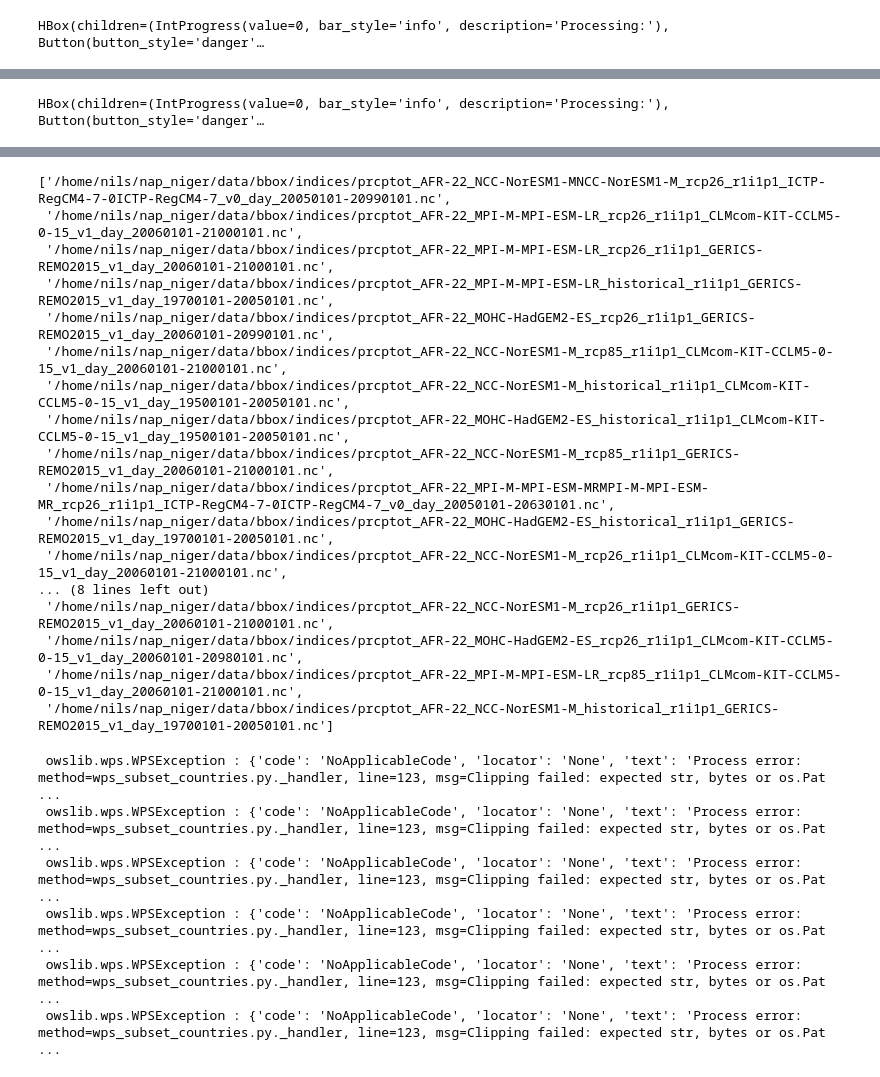
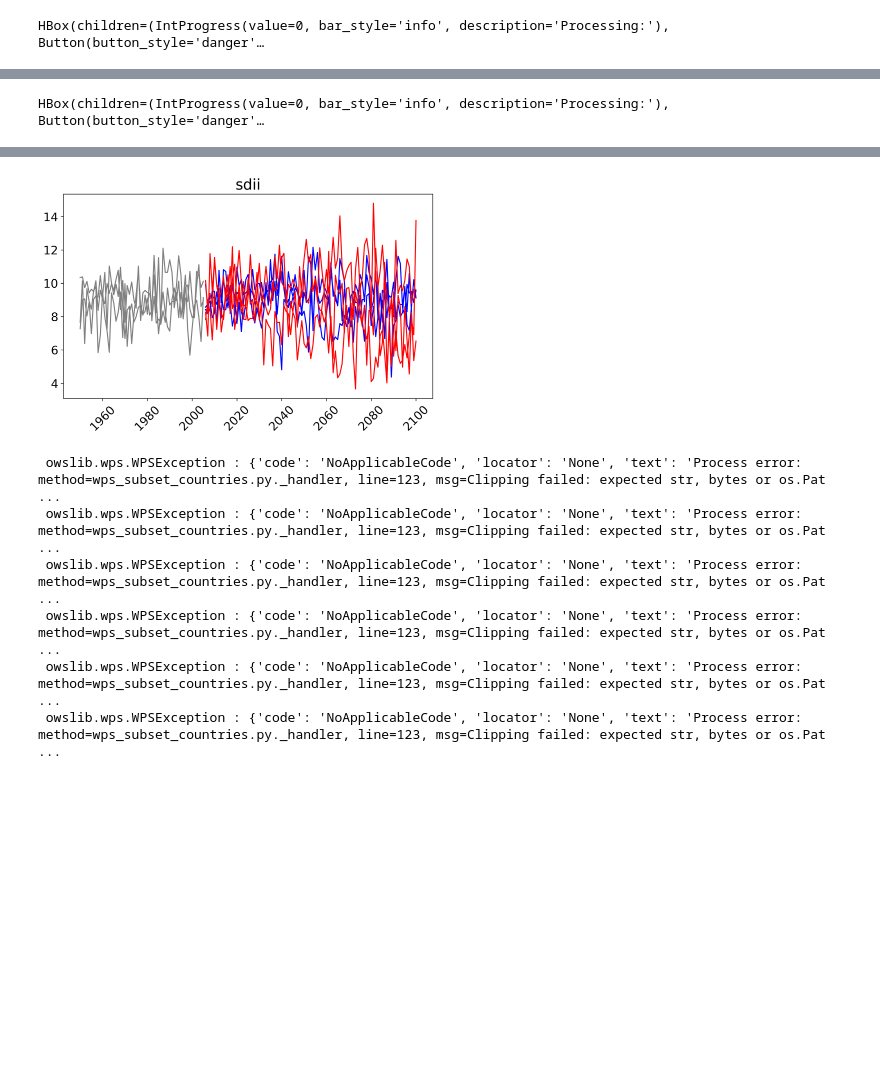
Before and after one commit to nilshempelmann/NAP_Niger, a Jupyter notebook: indices_calculation.ipynb, the cells around one changed output, grey strips where cells are left out. Cells and saved outputs as stored; diff of their text form; code cells hidden in the pictures; blank space fills up the shorter version.

```diff
--- a/indices_calculation.ipynb
+++ b/indices_calculation.ipynb
@@ -100,0 +116,5 @@ Downloading to /home/nils/nap_niger/data/bbox/indices/prcptot_AFR-22_NCC-NorESM1
+# %%
+# subset polygon for the country  # tas_indices_path
+
+indice_files = [path.join(pr_indices_path,f) for f in listdir(pr_indices_path) if indice in f]
+indice_files
@@ -101,8 +131,11 @@ Downloading to /home/nils/nap_niger/data/bbox/indices/prcptot_AFR-22_NCC-NorESM1
 # %%
 # Quick check of pr data in a plot:
-out = fp_i.plot_spaghetti(indice_files)
+out = fp_i.plot_spaghetti(resource=indice_files, figsize='9,5',title=indice )
 while out.getStatus() != 'ProcessSucceeded':
     time.sleep(1)
-Image(url= out.get()[0])
+out_file = '/home/nils/nap_niger/pics/ts_spaghetti_{}.png'.format(indice)
+
+request.urlretrieve(out.get()[0], out_file)
+Image(out_file, width=400)
 # %% [output]
 HBox(children=(IntProgress(value=0, bar_style='info', description='Processing:'), Button(button_style='danger'…
@@ -110,25 +142,4 @@ HBox(children=(IntProgress(value=0, bar_style='info', description='Processing:')
+[figure, added]
-# %%
-# subset polygon for the country  # tas_indices_path
-indice_files = [path.join(pr_indices_path,f) for f in listdir(pr_indices_path)]
-indice_files
-# %% [output]
-['/home/nils/nap_niger/data/bbox/indices/prcptot_AFR-22_NCC-NorESM1-MNCC-NorESM1-M_rcp26_r1i1p1_ICTP-RegCM4-7-0ICTP-RegCM4-7_v0_day_20050101-20990101.nc',
- '/home/nils/nap_niger/data/bbox/indices/prcptot_AFR-22_MPI-M-MPI-ESM-LR_rcp26_r1i1p1_CLMcom-KIT-CCLM5-0-15_v1_day_20060101-21000101.nc',
- '/home/nils/nap_niger/data/bbox/indices/prcptot_AFR-22_MPI-M-MPI-ESM-LR_rcp26_r1i1p1_GERICS-REMO2015_v1_day_20060101-21000101.nc',
- '/home/nils/nap_niger/data/bbox/indices/prcptot_AFR-22_MPI-M-MPI-ESM-LR_historical_r1i1p1_GERICS-REMO2015_v1_day_19700101-20050101.nc',
- '/home/nils/nap_niger/data/bbox/indices/prcptot_AFR-22_MOHC-HadGEM2-ES_rcp26_r1i1p1_GERICS-REMO2015_v1_day_20060101-20990101.nc',
- '/home/nils/nap_niger/data/bbox/indices/prcptot_AFR-22_NCC-NorESM1-M_rcp85_r1i1p1_CLMcom-KIT-CCLM5-0-15_v1_day_20060101-21000101.nc',
- '/home/nils/nap_niger/data/bbox/indices/prcptot_AFR-22_NCC-NorESM1-M_historical_r1i1p1_CLMcom-KIT-CCLM5-0-15_v1_day_19500101-20050101.nc',
- '/home/nils/nap_niger/data/bbox/indices/prcptot_AFR-22_MOHC-HadGEM2-ES_historical_r1i1p1_CLMcom-KIT-CCLM5-0-15_v1_day_19500101-20050101.nc',
- '/home/nils/nap_niger/data/bbox/indices/prcptot_AFR-22_NCC-NorESM1-M_rcp85_r1i1p1_GERICS-REMO2015_v1_day_20060101-21000101.nc',
- '/home/nils/nap_niger/data/bbox/indices/prcptot_AFR-22_MPI-M-MPI-ESM-MRMPI-M-MPI-ESM-MR_rcp26_r1i1p1_ICTP-RegCM4-7-0ICTP-RegCM4-7_v0_day_20050101-20630101.nc',
- '/home/nils/nap_niger/data/bbox/indices/prcptot_AFR-22_MOHC-HadGEM2-ES_historical_r1i1p1_GERICS-REMO2015_v1_day_19700101-20050101.nc',
- '/home/nils/nap_niger/data/bbox/indices/prcptot_AFR-22_NCC-NorESM1-M_rcp26_r1i1p1_CLMcom-KIT-CCLM5-0-15_v1_day_20060101-21000101.nc',
-... (8 lines left out)
- '/home/nils/nap_niger/data/bbox/indices/prcptot_AFR-22_NCC-NorESM1-M_rcp26_r1i1p1_GERICS-REMO2015_v1_day_20060101-21000101.nc',
- '/home/nils/nap_niger/data/bbox/indices/prcptot_AFR-22_MOHC-HadGEM2-ES_rcp26_r1i1p1_CLMcom-KIT-CCLM5-0-15_v1_day_20060101-20980101.nc',
- '/home/nils/nap_niger/data/bbox/indices/prcptot_AFR-22_MPI-M-MPI-ESM-LR_rcp85_r1i1p1_CLMcom-KIT-CCLM5-0-15_v1_day_20060101-21000101.nc',
- '/home/nils/nap_niger/data/bbox/indices/prcptot_AFR-22_NCC-NorESM1-M_historical_r1i1p1_GERICS-REMO2015_v1_day_19700101-20050101.nc']
 # %%
 for f in indice_files:
     out = fp.subset_countries(resource=f, region='NER')
```
Also changed, not shown: parts of 7 cells of this notebook, 3 other files.
